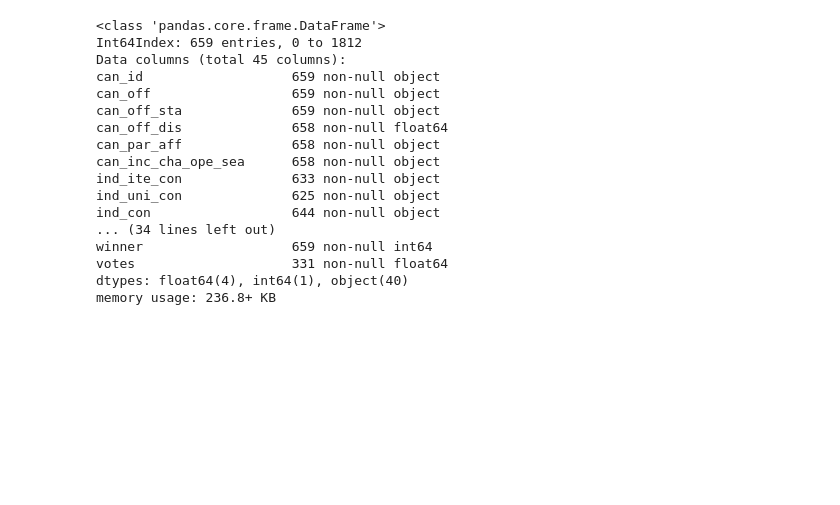
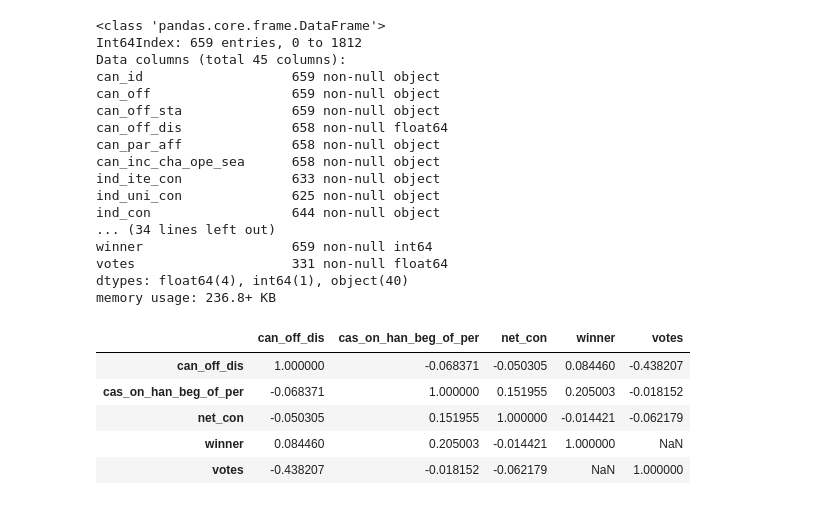
Before and after one commit to MichaelBurak/campaign-finance-analysis, a Jupyter notebook: campaign-finance-analysis.ipynb, the cells around one changed output. Cells and saved outputs as stored; diff of their text form; code cells hidden in the pictures; blank space fills up the shorter version.

```diff
--- a/campaign-finance-analysis.ipynb
+++ b/campaign-finance-analysis.ipynb
@@ -148,3 +148,13 @@ swcash = swin['cas_on_han_beg_of_per']
 hw = hwin['cas_on_han_beg_of_per']
 # %%
 #plots and EDA
+# %%
+correlations = df.corr()
+correlations.head()
+# %% [output]
+|  | can_off_dis | cas_on_han_beg_of_per | net_con | winner | votes |
+| can_off_dis | 1.000000 | -0.068371 | -0.050305 | 0.084460 | -0.438207 |
+| cas_on_han_beg_of_per | -0.068371 | 1.000000 | 0.151955 | 0.205003 | -0.018152 |
+| net_con | -0.050305 | 0.151955 | 1.000000 | -0.014421 | -0.062179 |
+| winner | 0.084460 | 0.205003 | -0.014421 | 1.000000 | NaN |
+| votes | -0.438207 | -0.018152 | -0.062179 | NaN | 1.000000 |
```
Also changed, not shown: parts of 8 cells of this notebook.
